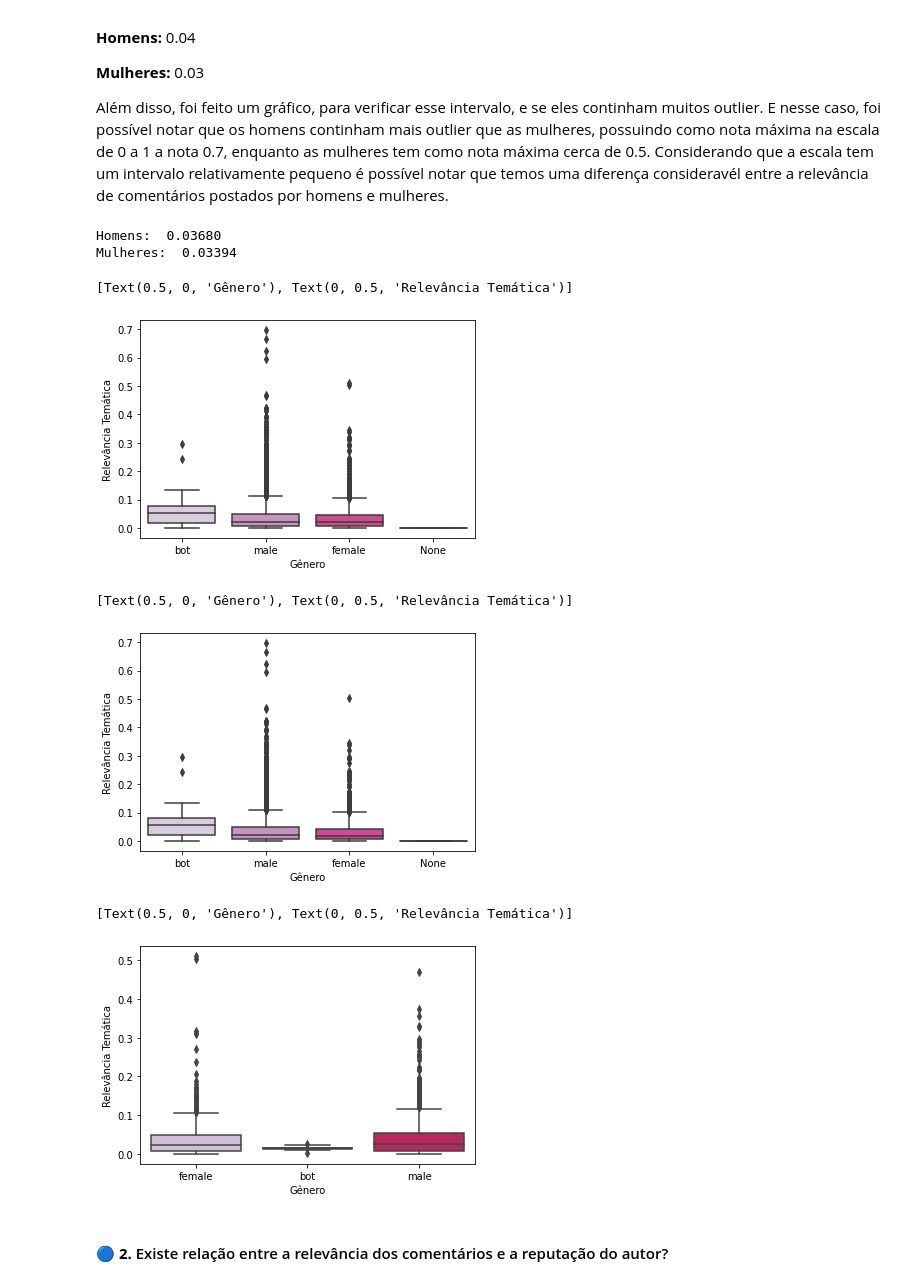
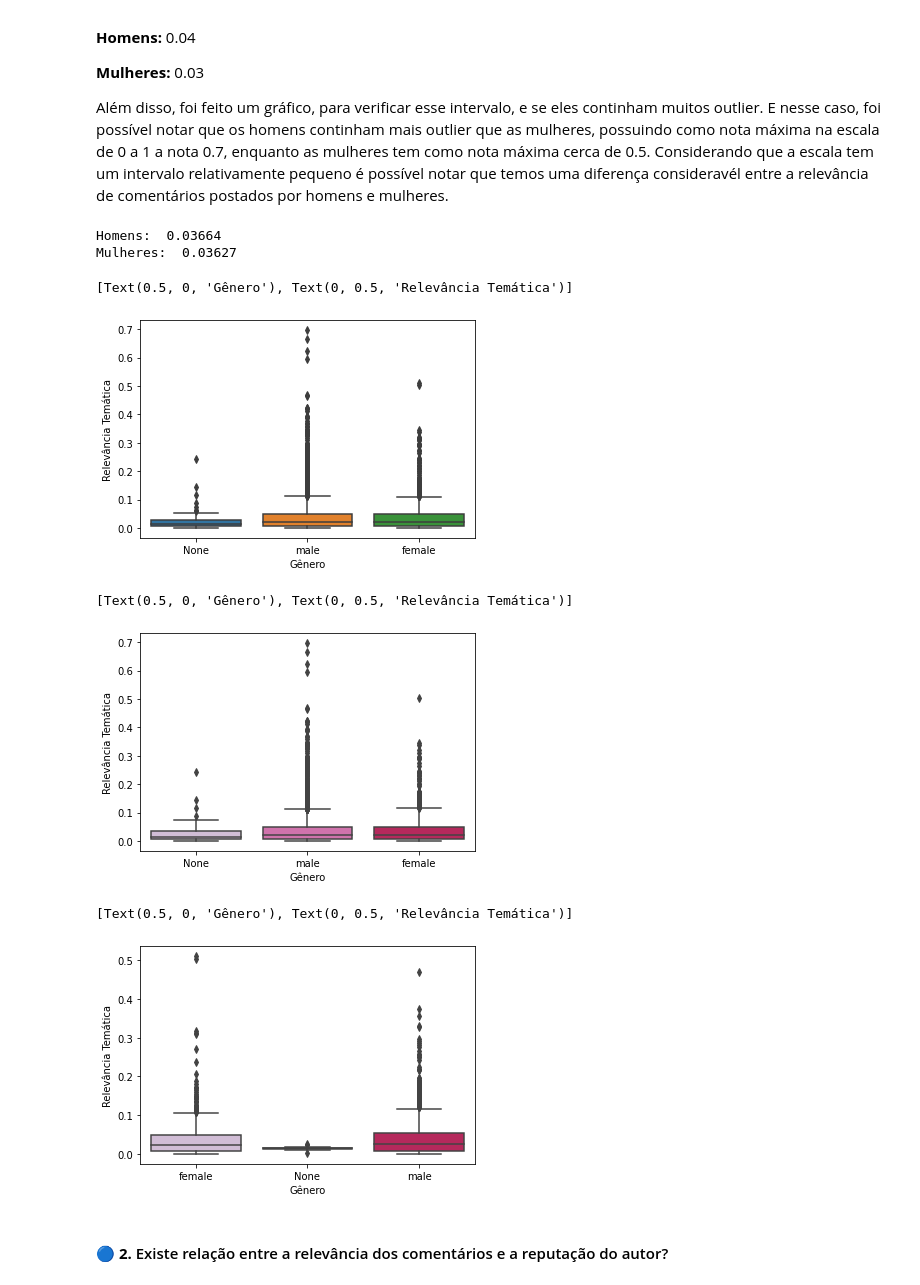
Before and after one commit to stardotwav/AnaliseGeneroGitHub, a Jupyter notebook: AnaliseDadosGitHub.ipynb, the cells around one changed output. Drawn from its saved outputs; the diff is of its cells as text; code cells hidden in the pictures.

Commit message:
📌 Retirando Identificações Usuários Plataforma

```diff
--- a/AnaliseDadosGitHub.ipynb
+++ b/AnaliseDadosGitHub.ipynb
@@ -25,37 +27,6 @@ import matplotlib.pyplot as plt
 # Importando o Arquivo Usado
 dados = pd.read_csv('dadosGitHubComentarios.csv', index_col=None, header=0)
 dadosIssues = pd.read_csv('dadosGitHubIssues.csv', index_col=None, header=0)
-# %%
-# Após Analisado os Usuários que foram Classificados como None, Iremos Deixar o Gênero de cada Usuário que foi
-# possui identificar manualmente
-dados.loc[dados['AutorComentario'] == "sfshaza2", 'Genero'] = 'female'
-dados.loc[dados['AutorComentario'] == "darshankawar", 'Genero'] = 'male'
-dados.loc[dados['AutorComentario'] == "kevmoo", 'Genero'] = 'male'
-dados.loc[dados['AutorComentario'] == "danagbemava-nc", 'Genero'] = 'male'
-dados.loc[dados['AutorComentario'] == "tachyons", 'Genero'] = 'male'
-dados.loc[dados['AutorComentario'] == "georgepalmer", 'Genero'] = 'male'
-dados.loc[dados['AutorComentario'] == "alexdunae", 'Genero'] = 'male'
-dados.loc[dados['AutorComentario'] == "niborg", 'Genero'] = 'male'
-dados.loc[dados['AutorComentario'] == "justin808", 'Genero'] = 'male'
-dados.loc[dados['AutorComentario'] == "victorlcampos", 'Genero'] = 'male'
-dados.loc[dados['AutorComentario'] == "kramerdog", 'Genero'] = 'male'
-dados.loc[dados['AutorComentario'] == "felixbuenemann", 'Genero'] = 'male'
-dados.loc[dados['AutorComentario'] == "grosser", 'Genero'] = 'male'
-dados.loc[dados['AutorComentario'] == "rafaelfranca", 'Genero'] = 'male'
-dados.loc[dados['AutorComentario'] == "marcandre", 'Genero'] = 'male'
-dados.loc[dados['AutorComentario'] == "LeeRenJie", 'Genero'] = 'male'
-dados.loc[dados['AutorComentario'] == "mcmire", 'Genero'] = 'male'
-dados.loc[dados['AutorComentario'] == "cguess", 'Genero'] = 'male'
-dados.loc[dados['AutorComentario'] == "anark", 'Genero'] = 'male'
-dados.loc[dados['AutorComentario'] == "vinceve", 'Genero'] = 'male'
-dados.loc[dados['AutorComentario'] == "oggy", 'Genero'] = 'male'
-dados.loc[dados['AutorComentario'] == "brenogazzola", 'Genero'] = 'male'
-dados.loc[dados['AutorComentario'] == "vladimirtemnikov", 'Genero'] = 'male'
-dados.loc[dados['AutorComentario'] == "deivid-rodriguez", 'Genero'] = 'male'
-
-# Durante a Verificação Manual dos Usuários se pode notar que existiam alguns
-# Bots, dessa forma, foi criada em Gênero que identifica esse caso
-dados.loc[dados['AutorComentario'].str.contains('bot'), 'Genero'] = 'bot'
 # %%
 dados
 # %% [output]
@@ -91,13 +62,13 @@ mediaMulheres = float(dados[dados['Genero'] == 'female'][['RelevanciaTematica']]
 print('Homens: {0: .5f}'.format(mediaHomens))
 print('Mulheres: {0: .5f}'.format(mediaMulheres))
 # %% [output]
-Homens:  0.03680
-Mulheres:  0.03394
+Homens:  0.03664
+Mulheres:  0.03627
 # %%
-sns.boxplot(data=dados, x='Genero', y='RelevanciaTematica', palette="PuRd").set(xlabel='Gênero', ylabel='Relevância Temática')
+sns.boxplot(data=dados, x='Genero', y='RelevanciaTematica').set(xlabel='Gênero', ylabel='Relevância Temática')
 # %% [output]
 [Text(0.5, 0, 'Gênero'), Text(0, 0.5, 'Relevância Temática')]
-[figure, old version]
+[figure, new version]
 # %%
 li = [dados[:216], dados[216:462], dados[462:667], dados[667:1034], dados[1034:1804], dados[1885:2088], dados[2113:2282],
       dados[2539:2892], dados[2892:2932], dados[3171:3395], dados[3620:3707], dados[3707:4092], dados[4110:4620],
@@ -110,12 +81,12 @@ comunidadesExclusivas = pd.concat(li, axis=0, ignore_index=True)
 sns.boxplot(data=comunidadesAbertas, x='Genero', y='RelevanciaTematica', palette="PuRd").set(xlabel='Gênero', ylabel='Relevância Temática')
 # %% [output]
 [Text(0.5, 0, 'Gênero'), Text(0, 0.5, 'Relevância Temática')]
-[figure, old version]
+[figure, new version]
 # %%
 sns.boxplot(data=comunidadesExclusivas, x='Genero', y='RelevanciaTematica', palette="PuRd").set(xlabel='Gênero', ylabel='Relevância Temática')
 # %% [output]
 [Text(0.5, 0, 'Gênero'), Text(0, 0.5, 'Relevância Temática')]
-[figure, old version]
+[figure, new version]
 # %% [markdown]
 #### 🔵 **2.** Existe relação entre a relevância dos comentários e a reputação do autor?
 # %%
```
Also changed, not shown: parts of 14 cells of this notebook, 2 other files.
